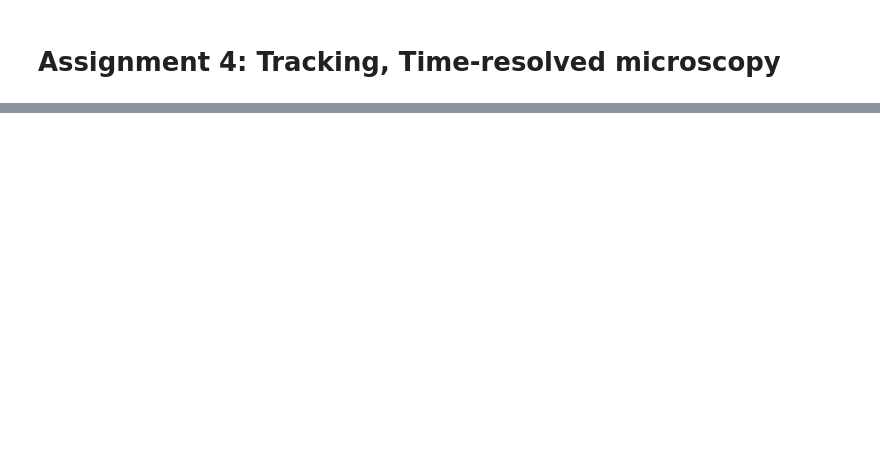
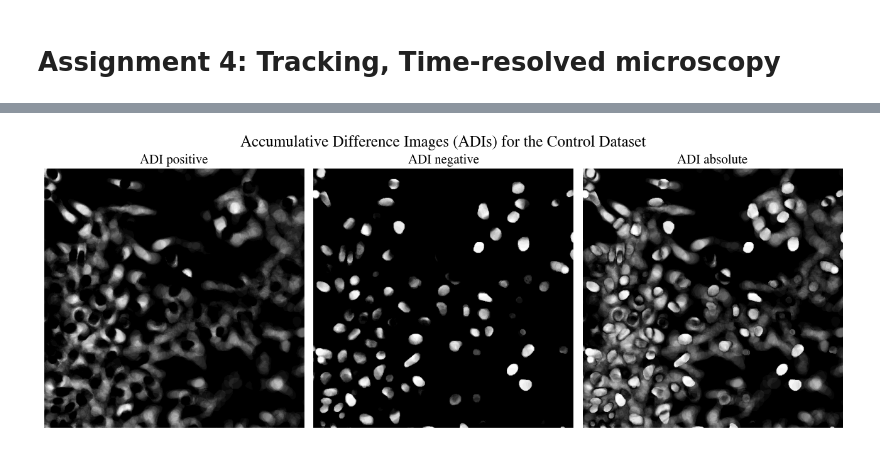
Before and after one commit to bramvaneerden/IA_Assignments, a Jupyter notebook: A4/tracking.ipynb, the cells around one changed output, grey strips where cells are left out. Saved outputs shown, nothing was run; the diff lists cells and outputs as text; code cells hidden in the pictures; blank space fills up the shorter version.

```diff
--- a/A4/tracking.ipynb
+++ b/A4/tracking.ipynb
@@ -48,0 +66,29 @@ label_img = dip.Label(noe_img)
+# %%
+R = images['ctrl'][0]
+adi_pos = np.zeros((512, 512))
+adi_neg = np.zeros((512, 512))
+
+for i in range(30):
+    grad = images['ctrl'][i] - R
+    grad_pos, grad_neg = np.copy(grad), np.copy(grad)
+    grad_pos[grad_pos > 0.01] = 1
+    grad_pos[grad_pos <= 0.01] = 0
+    grad_neg[grad_neg >= -0.01] = 0
+    grad_neg[grad_neg < -0.01] = 1
+    adi_pos += grad_pos
+    adi_neg += grad_neg
+# %%
+fig, axs = plt.subplots(1, 3, figsize=(13, 5))
+axs[0].imshow(adi_pos, cmap='grey')
+axs[0].set_title('ADI positive', fontname='STIXGeneral', fontsize=15)
+axs[1].imshow(adi_neg, cmap='grey')
+axs[1].set_title('ADI negative', fontname='STIXGeneral', fontsize=15)
+axs[2].imshow(adi_pos + adi_neg, cmap='grey')
+axs[2].set_title('ADI absolute', fontname='STIXGeneral', fontsize=15)
+
+[axs[i].axis('off') for i in range(3)]
+fig.suptitle('Accumulative Difference Images (ADIs) for the Control Dataset', fontname='STIXGeneral', fontsize=18)
+plt.tight_layout()
+plt.savefig('figures/adis.png')
+# %% [output]
+[figure, added]
```
Also changed, not shown: parts of 28 cells of this notebook.
